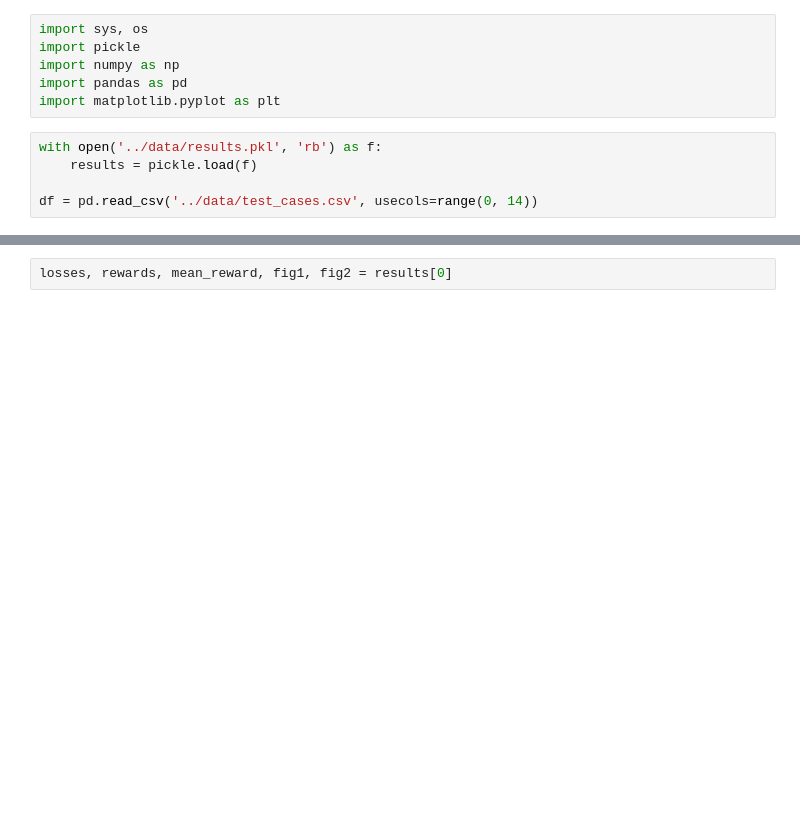
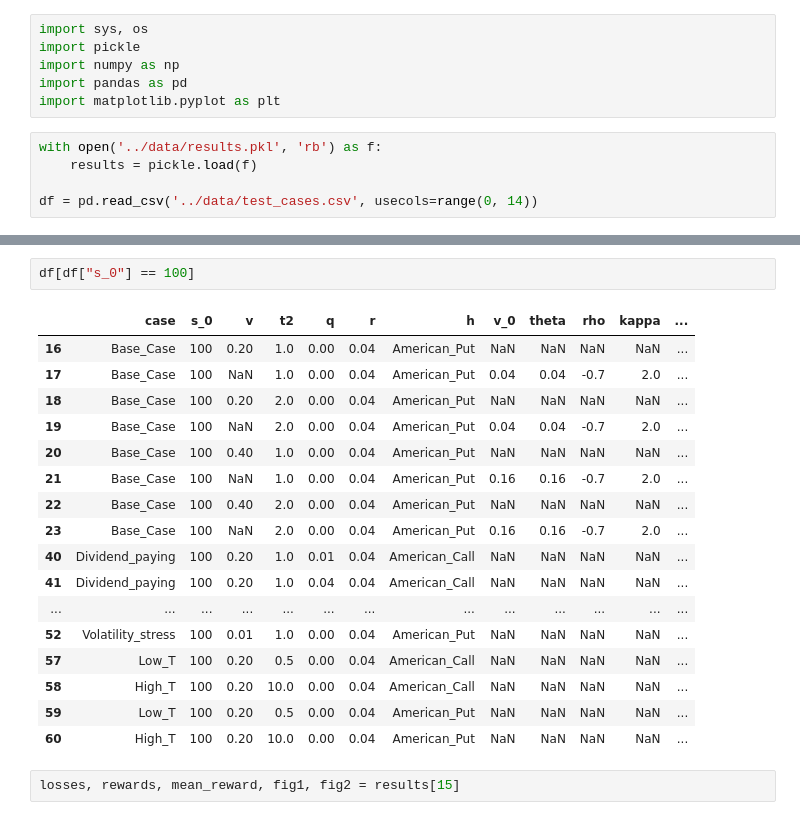
Before and after one commit to ostapenkovs/orcs-4529-rl, a Jupyter notebook: notebooks/4_analysis.ipynb, the cells around one changed output, grey strips where cells are left out. Saved outputs shown, nothing was run; the diff lists cells and outputs as text; blank space fills up the shorter version.

```diff
--- a/notebooks/4_analysis.ipynb
+++ b/notebooks/4_analysis.ipynb
@@ -18,2 +28,22 @@ df.head(2)
+# %%
+df[df["s_0"] == 100]
+# %% [output]
+|  | case | s_0 | v | t2 | q | r | h | v_0 | theta | rho | kappa | ... |
+| 16 | Base_Case | 100 | 0.20 | 1.0 | 0.00 | 0.04 | American_Put | NaN | NaN | NaN | NaN | ... |
+| 17 | Base_Case | 100 | NaN | 1.0 | 0.00 | 0.04 | American_Put | 0.04 | 0.04 | -0.7 | 2.0 | ... |
+| 18 | Base_Case | 100 | 0.20 | 2.0 | 0.00 | 0.04 | American_Put | NaN | NaN | NaN | NaN | ... |
+| 19 | Base_Case | 100 | NaN | 2.0 | 0.00 | 0.04 | American_Put | 0.04 | 0.04 | -0.7 | 2.0 | ... |
+| 20 | Base_Case | 100 | 0.40 | 1.0 | 0.00 | 0.04 | American_Put | NaN | NaN | NaN | NaN | ... |
+| 21 | Base_Case | 100 | NaN | 1.0 | 0.00 | 0.04 | American_Put | 0.16 | 0.16 | -0.7 | 2.0 | ... |
+| 22 | Base_Case | 100 | 0.40 | 2.0 | 0.00 | 0.04 | American_Put | NaN | NaN | NaN | NaN | ... |
+| 23 | Base_Case | 100 | NaN | 2.0 | 0.00 | 0.04 | American_Put | 0.16 | 0.16 | -0.7 | 2.0 | ... |
+| 40 | Dividend_paying | 100 | 0.20 | 1.0 | 0.01 | 0.04 | American_Call | NaN | NaN | NaN | NaN | ... |
+| 41 | Dividend_paying | 100 | 0.20 | 1.0 | 0.04 | 0.04 | American_Call | NaN | NaN | NaN | NaN | ... |
+| ... | ... | ... | ... | ... | ... | ... | ... | ... | ... | ... | ... | ... |
+| 52 | Volatility_stress | 100 | 0.01 | 1.0 | 0.00 | 0.04 | American_Put | NaN | NaN | NaN | NaN | ... |
+| 57 | Low_T | 100 | 0.20 | 0.5 | 0.00 | 0.04 | American_Call | NaN | NaN | NaN | NaN | ... |
+| 58 | High_T | 100 | 0.20 | 10.0 | 0.00 | 0.04 | American_Call | NaN | NaN | NaN | NaN | ... |
+| 59 | Low_T | 100 | 0.20 | 0.5 | 0.00 | 0.04 | American_Put | NaN | NaN | NaN | NaN | ... |
+| 60 | High_T | 100 | 0.20 | 10.0 | 0.00 | 0.04 | American_Put | NaN | NaN | NaN | NaN | ... |
 # %%
-losses, rewards, mean_reward, fig1, fig2 = results[0]
+losses, rewards, mean_reward, fig1, fig2 = results[15]
```
Also changed, not shown: parts of 4 cells of this notebook, 1 other file.
